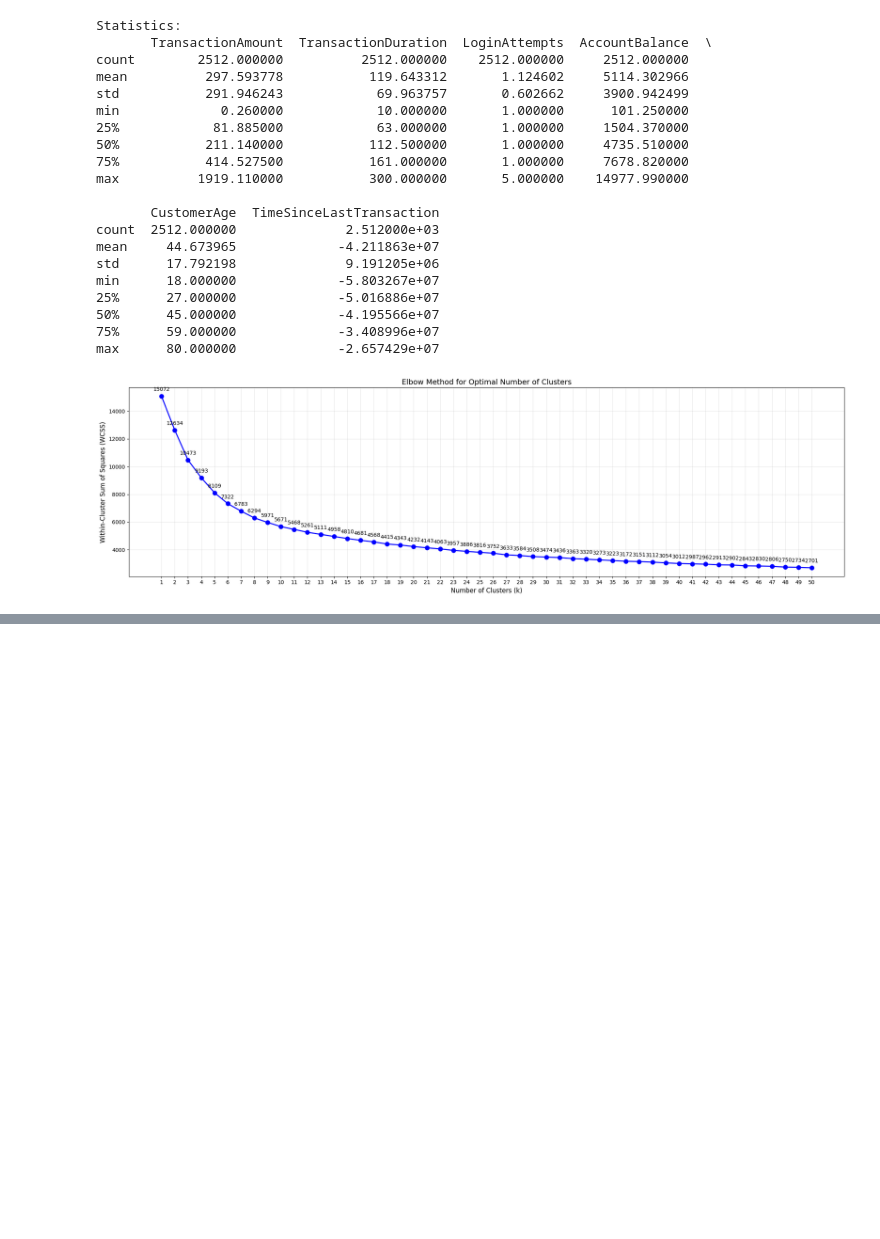
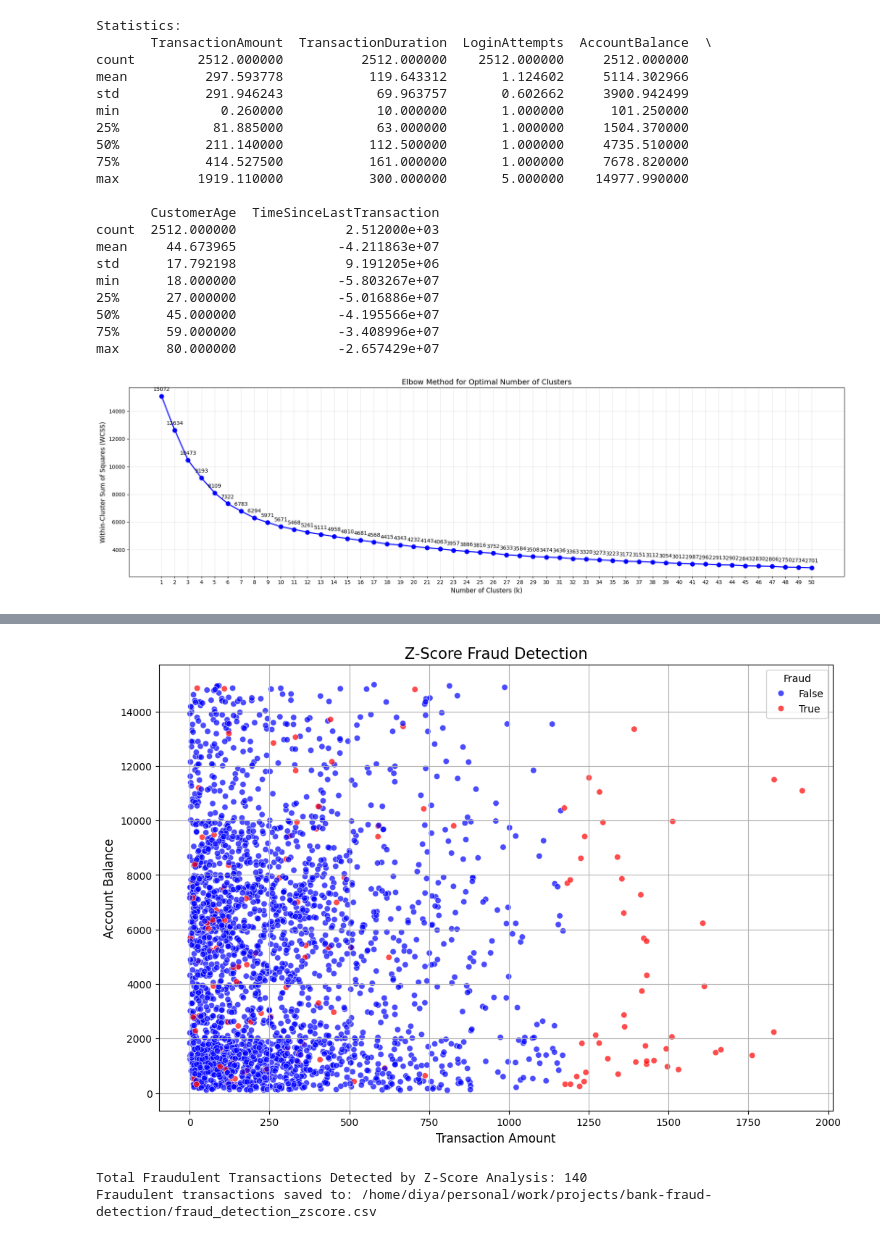
Before and after one commit to di-zz389/banking-threat-detection-system, a Jupyter notebook: bank-fraud-detection.ipynb, the cells around one changed output, grey strips where cells are left out. Cells and saved outputs as stored; diff of their text form; code cells hidden in the pictures; blank space fills up the shorter version.

Commit message:
Z-Score Analysis

```diff
--- a/bank-fraud-detection.ipynb
+++ b/bank-fraud-detection.ipynb
@@ -278,6 +278,7 @@ data['KMeans_Distance'] = distances
 #we set the fraud detection threshold to be any point which is has a distance greater than x = mean + 3(std) from its centroid (the 3 sigma rule)
 threshold = distances.mean() + 3 * distances.std()
 data['KMeans_Fraud'] = distances > threshold
+data['Fraud'] = distances > threshold
 
 fraud_summary = data['KMeans_Fraud'].value_counts()
 print(f"Threshold: {threshold}")
@@ -330,8 +331,8 @@ plt.show()
 
 
 #number of fraud points detected
-total_fraud_points = data['Fraud'].sum()
-print(f"Total Fraudulent Transactions Detected using K-Means clustering): {total_fraud_points}")
+total_fraud_points = data['KMeans_Fraud'].sum()
+print(f"Total Fraudulent Transactions Detected using K-Means clustering: {total_fraud_points}")
 # Save fraud transactions to a separate CSV file
 fraud_output_path = '/home/diya/personal/work/projects/bank-fraud-detection/fraud_detections_kmeans.csv'
 fraud_points.to_csv(fraud_output_path, index=False)
@@ -355 +356,43 @@ Total Fraudulent Transactions Detected using K-Means clustering): 0
 Fraudulent transactions saved to: /home/diya/personal/work/projects/bank-fraud-detection/fraud_detections_kmeans.csv
+# %%
+#detecting anomalies using z-score analysis
+
+from scipy.stats import zscore
+
+#calculate z-scores
+z_score = np.abs(zscore(data[numeric_columns]))
+#setting fraud detection threshold to be points where any feature exceeds |z|>3
+data['ZScore_Fraud'] = (z_score > 3).any(axis=1)
+zscore_fraud_points = data[data['ZScore_Fraud']]
+
+#total fraud points
+total_zscore_fraud_points = data['ZScore_Fraud'].sum()
+#updating the Fraud Column to include z-score detected fraud points using bitwise OR
+data['Fraud'] |= data['ZScore_Fraud']
+
+#scatter plot for z-score fraud
+plt.figure(figsize=(12, 8))
+sns.scatterplot(
+    x=data['TransactionAmount'],
+    y=data['AccountBalance'],
+    hue=data['ZScore_Fraud'],
+    palette={True: 'red', False: 'blue'},
+    alpha=0.7
+)
+plt.title('Z-Score Fraud Detection', fontsize=15)
+plt.xlabel('Transaction Amount', fontsize=12)
+plt.ylabel('Account Balance', fontsize=12)
+plt.legend(title='Fraud', fontsize=10)
+plt.grid(True)
+plt.show()
+
+#save fraudulent transactions detected by Z-Score analysis in a csv file
+zscore_fraud_output_path = '/home/diya/personal/work/projects/bank-fraud-detection/fraud_detection_zscore.csv'
+zscore_fraud_points.to_csv(zscore_fraud_output_path, index=False)
+
+print(f"Total Fraudulent Transactions Detected by Z-Score Analysis: {total_zscore_fraud_points}")
+print(f"Fraudulent transactions saved to: {zscore_fraud_output_path}")
+# %% [output]
+[figure, added]
+Total Fraudulent Transactions Detected by Z-Score Analysis: 140
+Fraudulent transactions saved to: /home/diya/personal/work/projects/bank-fraud-detection/fraud_detection_zscore.csv
```
Also changed, not shown: parts of 1 cell of this notebook, 2 other files.
